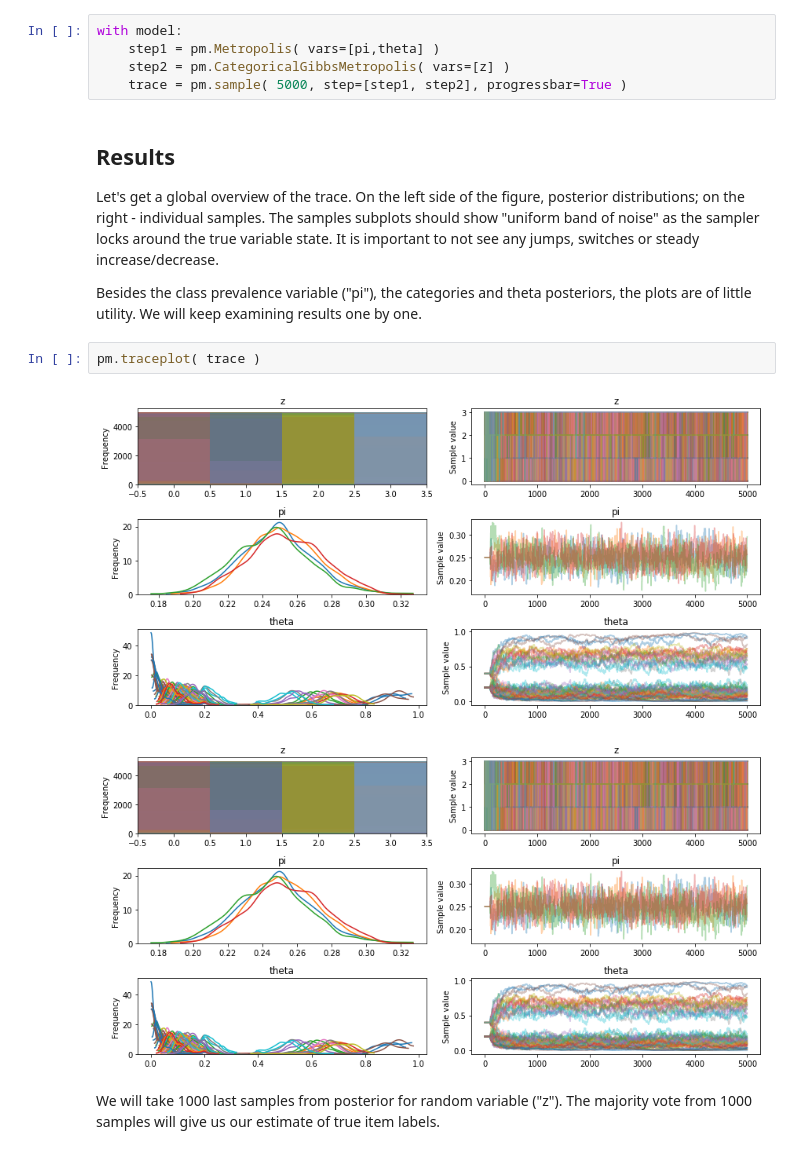
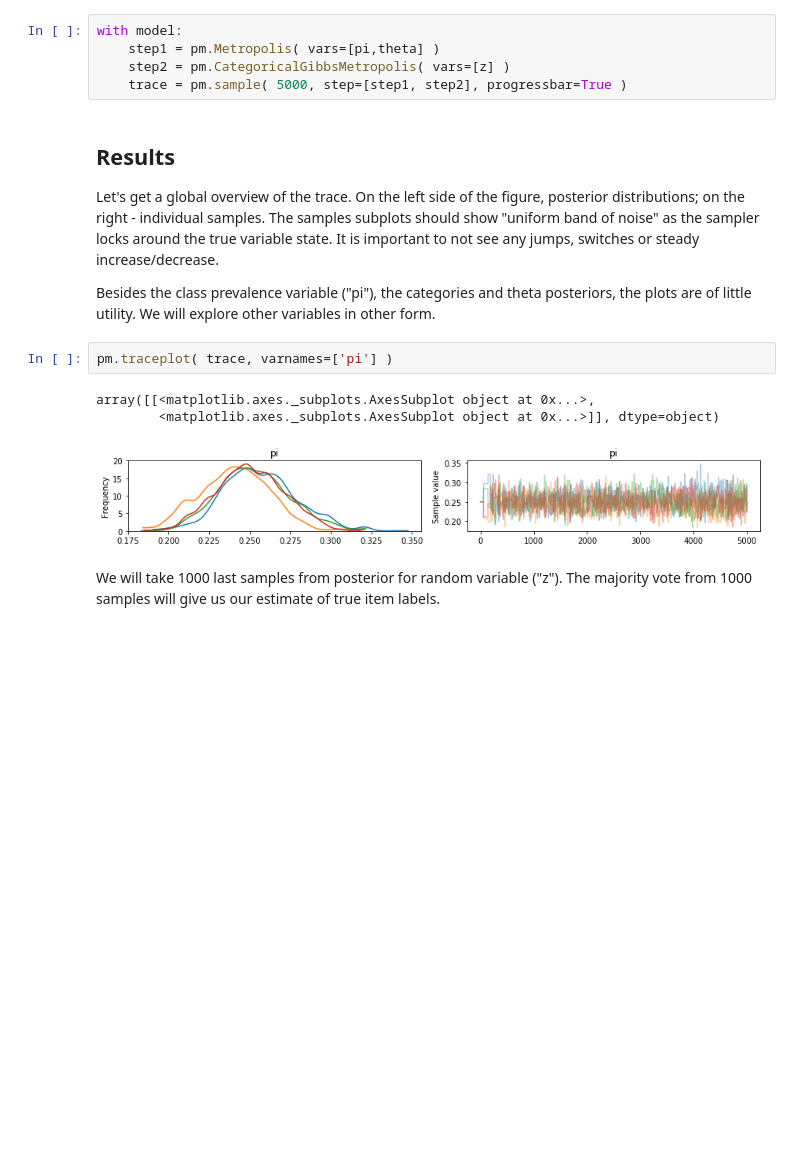
Before and after one commit to se7enstar25/pymc, a Jupyter notebook: docs/source/notebooks/dawid-skene.ipynb, the cells around one changed output. Saved outputs shown, nothing was run; the diff lists cells and outputs as text; blank space fills up the shorter version.

```diff
--- a/docs/source/notebooks/dawid-skene.ipynb
+++ b/docs/source/notebooks/dawid-skene.ipynb
@@ -113,12 +115,13 @@ with model:
 
 Let's get a global overview of the trace. On the left side of the figure, posterior distributions; on the right - individual samples. The samples subplots should show "uniform band of noise" as the sampler locks around the true variable state. It is important to not see any jumps, switches or steady increase/decrease.
 
-Besides the class prevalence variable ("pi"), the categories and theta posteriors, the plots are of little utility. We will keep examining results one by one.
+Besides the class prevalence variable ("pi"), the categories and theta posteriors, the plots are of little utility. We will explore other variables in other form.
 # %%
-pm.traceplot( trace )
+pm.traceplot( trace, varnames=['pi'] )
 # %% [output]
+array([[<matplotlib.axes._subplots.AxesSubplot object at 0x...>,
+        <matplotlib.axes._subplots.AxesSubplot object at 0x...>]], dtype=object)
-[figure, old version]
+[figure, new version]
-[figure, removed]
 # %% [markdown]
 We will take 1000 last samples from posterior for random variable ("z"). The majority vote from 1000 samples will give us our estimate of true item labels.
 # %%
```
Also changed, not shown: parts of 7 cells of this notebook, 1 other file.
